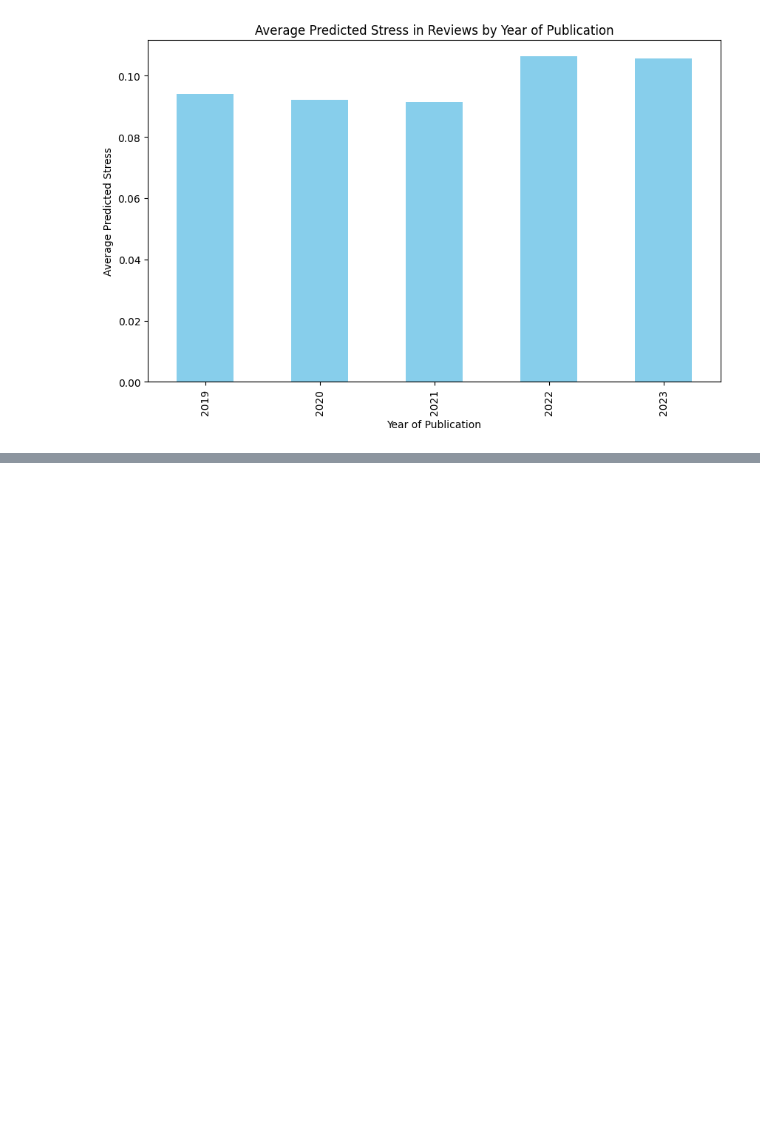
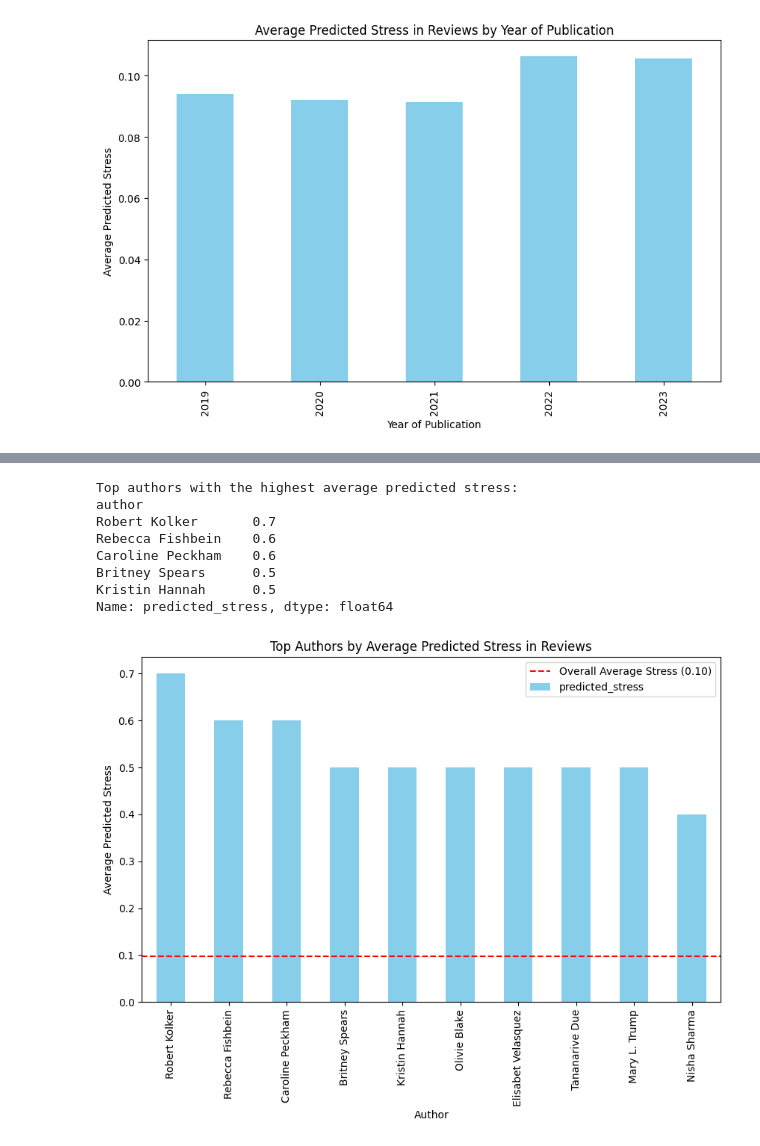
Before and after one commit to txiao9331/EmoLit, a Jupyter notebook: EDA&Tableau/EDA.ipynb, the cells around one changed output, grey strips where cells are left out. Cells and saved outputs as stored; diff of their text form; code cells hidden in the pictures; blank space fills up the shorter version.

```diff
--- a/EDA&Tableau/EDA.ipynb
+++ b/EDA&Tableau/EDA.ipynb
@@ -470,0 +492,31 @@ plt.show()
+# %%
+# Calculating the average predicted stress for each author
+author_stress_avg = merged_review_data.groupby('author')['predicted_stress'].mean().sort_values(ascending=False)
+
+# The overall average predicted stress for comparison
+overall_stress_avg = merged_review_data['predicted_stress'].mean()
+
+# Display the top authors with the highest average predicted stress
+print("Top authors with the highest average predicted stress:")
+print(author_stress_avg.head())
+
+# Now let's plot the top authors to visualize this
+top_authors = author_stress_avg.head(10)  # Limiting to top 10 for a cleaner plot
+plt.figure(figsize=(10, 6))
+top_authors.plot(kind='bar', color='skyblue')
+plt.axhline(y=overall_stress_avg, color='r', linestyle='--', label=f'Overall Average Stress ({overall_stress_avg:.2f})')
+plt.title('Top Authors by Average Predicted Stress in Reviews')
+plt.xlabel('Author')
+plt.ylabel('Average Predicted Stress')
+plt.legend()
+plt.show()
+# %% [output]
+Top authors with the highest average predicted stress:
+author
+Robert Kolker       0.7
+Rebecca Fishbein    0.6
+Caroline Peckham    0.6
+Britney Spears      0.5
+Kristin Hannah      0.5
+Name: predicted_stress, dtype: float64
+[figure, added]
```
Also changed, not shown: parts of 14 cells of this notebook, 3 other files.
